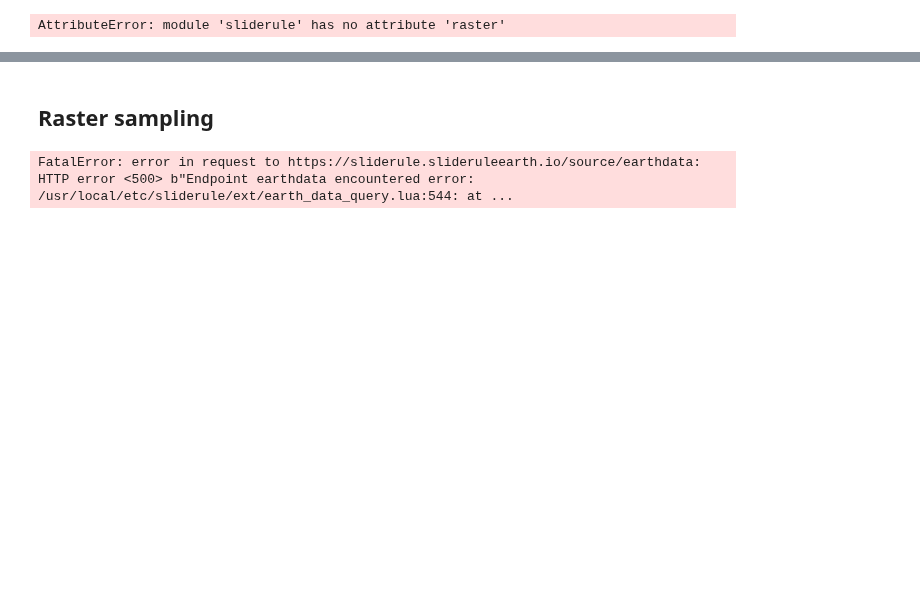
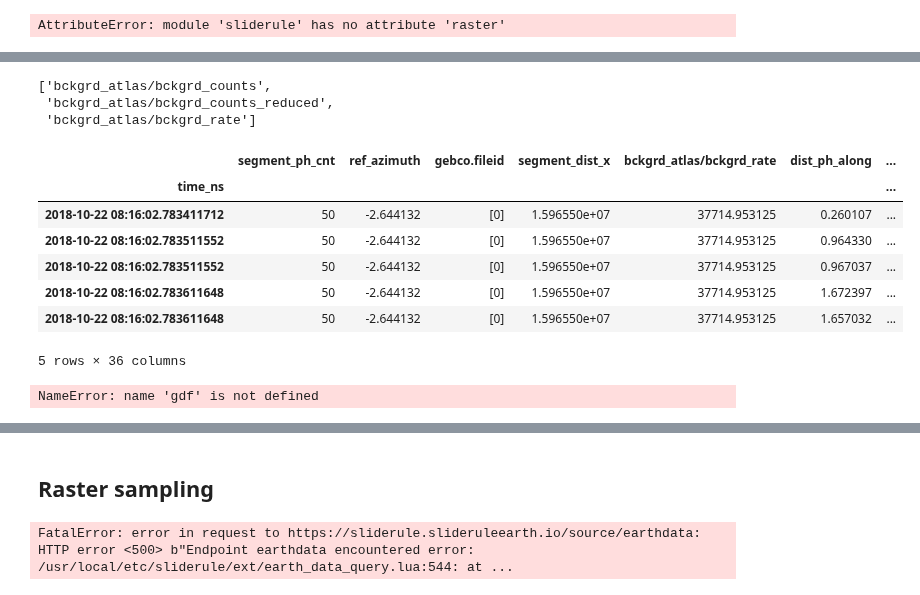
Before and after one commit to icesat2py/aok, a Jupyter notebook: doc/source/example_notebooks/data_acquisition.ipynb, the cells around one changed output, grey strips where cells are left out. Cells and saved outputs as stored; diff of their text form; code cells hidden in the pictures; blank space fills up the shorter version.

Commit message:
adds atl09 call and tests

```diff
--- a/doc/source/example_notebooks/data_acquisition.ipynb
+++ b/doc/source/example_notebooks/data_acquisition.ipynb
@@ -241,3 +278,20 @@ parms_sr
   'as_geo': True,
   'open_on_complete': True},
  'samples': {'gebco': {'asset': 'gebco-s3'}}}
+# %%
+parms = {
+    "poly": srregion["poly"], #srextent,
+    "t0": f'{temporal_chspk[0]:%Y-%m-%dT%H:%M:%SZ}',
+    "t1": f'{temporal_chspk[1]:%Y-%m-%dT%H:%M:%SZ}',
+    "srt": [0,1,2,3,4],
+    "cnf": [-2, -1, 0, 1, 2, 3, 4]
+}
+sliderule_req = DataRequest(spatial=srregion["poly"],
+                    date_range=("2018-10-22", "2018-10-26"),
+                    download_dir= "/home/hannah/Documents/Ernakovich_Lab/aok/test_data/")
+print(sliderule_req)
+parms_sr = sliderule_req.build_atl03_params()
+
+parms_sr["samples"] = {"gebco": {"asset": "gebco-s3"}}
+print(parms)
+print(parms_sr)
@@ -348,0 +430,38 @@ AttributeError: module 'sliderule' has no attribute 'raster'
+# %%
+sliderule_req = DataRequest(spatial=srregion["poly"],
+                    date_range=("2018-10-22", "2018-10-26"),
+                    download_dir= "/home/hannah/Documents/Ernakovich_Lab/aok/test_data/")
+parms_sr = sliderule_req.build_atl03_params()
+# %%
+atl09_solar_radiation = {
+            "atl09_fields": [
+                "bckgrd_atlas/bckgrd_counts",
+                "bckgrd_atlas/bckgrd_counts_reduced",
+                "bckgrd_atlas/bckgrd_rate",
+                "low_rate/bsnow_con"],
+        }
+
+
+#parms_sr.update(atl09_solar_radiation)
+parms_sr["atl09_fields"]
+# %% [output]
+['bckgrd_atlas/bckgrd_counts',
+ 'bckgrd_atlas/bckgrd_counts_reduced',
+ 'bckgrd_atlas/bckgrd_rate']
+# %%
+gdf = sliderule.run("atl03x", parms_sr)
+# %%
+gdf.head()
+# %% [output]
+|  | segment_ph_cnt | ref_azimuth | gebco.fileid | segment_dist_x | bckgrd_atlas/bckgrd_rate | dist_ph_along | ... |
+| time_ns |  |  |  |  |  |  | ... |
+| 2018-10-22 08:16:02.783411712 | 50 | -2.644132 | [0] | 1.596550e+07 | 37714.953125 | 0.260107 | ... |
+| 2018-10-22 08:16:02.783511552 | 50 | -2.644132 | [0] | 1.596550e+07 | 37714.953125 | 0.964330 | ... |
+| 2018-10-22 08:16:02.783511552 | 50 | -2.644132 | [0] | 1.596550e+07 | 37714.953125 | 0.967037 | ... |
+| 2018-10-22 08:16:02.783611648 | 50 | -2.644132 | [0] | 1.596550e+07 | 37714.953125 | 1.672397 | ... |
+| 2018-10-22 08:16:02.783611648 | 50 | -2.644132 | [0] | 1.596550e+07 | 37714.953125 | 1.657032 | ... |
+5 rows × 36 columns
+# %%
+gdf["bckgrd_atlas/bckgrd_rate"] == gdf["background_rate"]
+# %% [output]
+NameError: name 'gdf' is not defined
```
Also changed, not shown: parts of 13 cells of this notebook, 2 other files.
